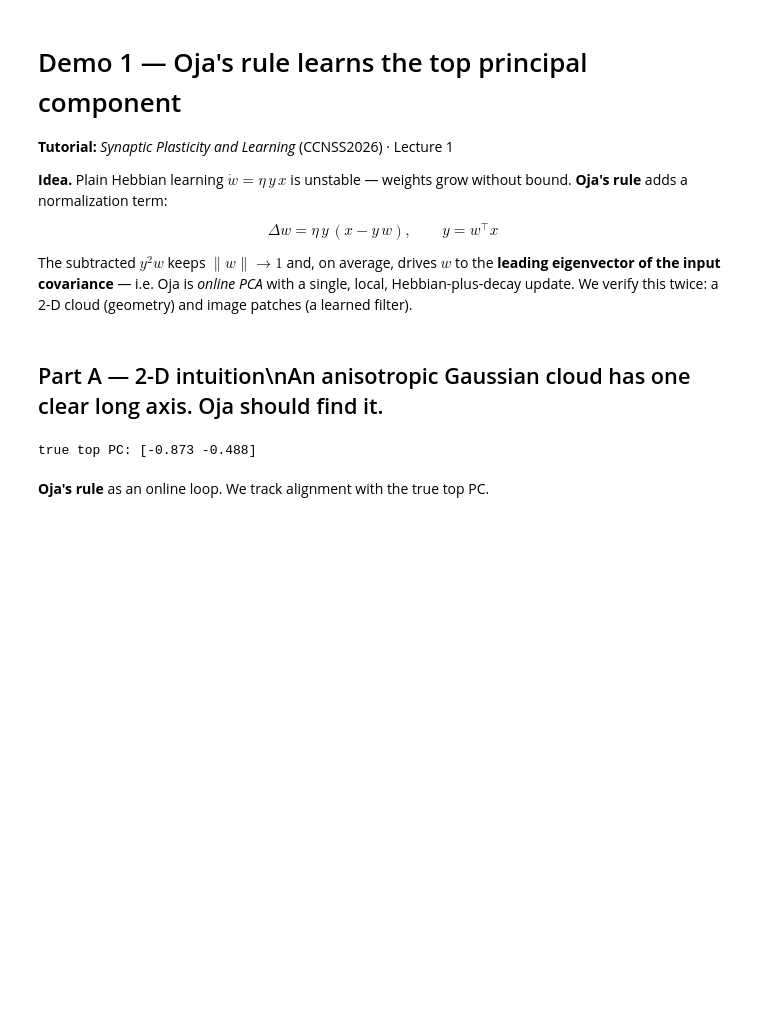
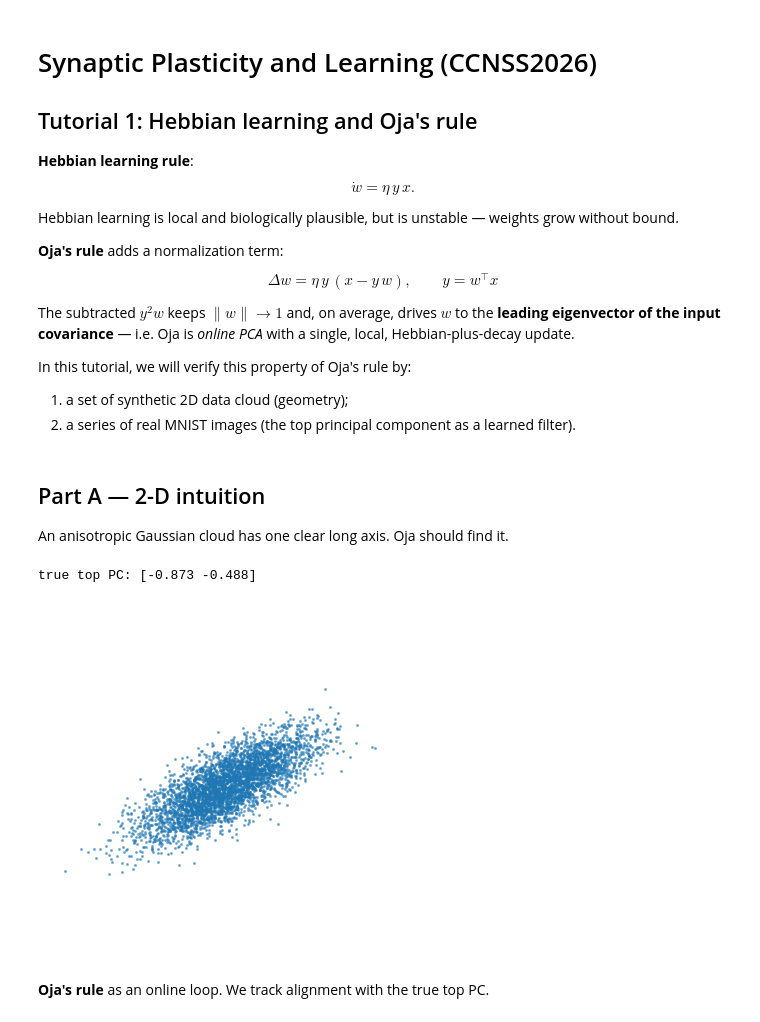
Before and after one commit to NeoNeuron/ccnss26-tutorials, a Jupyter notebook: demo1_oja_receptive_field.ipynb, the cells around one changed output. Drawn from its saved outputs; the diff is of its cells as text; code cells hidden in the pictures; blank space fills up the shorter version.

Commit message:
update demo1

```diff
--- a/demo1_oja_receptive_field.ipynb
+++ b/demo1_oja_receptive_field.ipynb
@@ -1,17 +1,23 @@
 # %% [markdown]
-# Demo 1 — Oja's rule learns the top principal component
+# Synaptic Plasticity and Learning (CCNSS2026)
 
-**Tutorial:** *Synaptic Plasticity and Learning* (CCNSS2026) · Lecture 1
+## Tutorial 1: Hebbian learning and Oja's rule
 
-**Idea.** Plain Hebbian learning $\dot w = \eta\, y\,x$ is unstable — weights grow without
-bound. **Oja's rule** adds a normalization term:
+**Hebbian learning rule**:
+$$\dot w = \eta\, y\,x.$$
+Hebbian learning is local and biologically plausible, but is unstable — weights grow without bound.
+
+**Oja's rule** adds a normalization term:
 
 $$\Delta w = \eta\, y\,(x - y\,w), \qquad y = w^\top x$$
 
 The subtracted $y^2 w$ keeps $\|w\|\to 1$ and, on average, drives $w$ to the **leading
 eigenvector of the input covariance** — i.e. Oja is *online PCA* with a single, local,
-Hebbian-plus-decay update. We verify this twice: a 2-D cloud (geometry) and image
-patches (a learned filter).
+Hebbian-plus-decay update.
+
+In this tutorial, we will verify this property of Oja's rule by:
+1. a set of synthetic 2D data cloud (geometry);
+2. a series of real MNIST images (the top principal component as a learned filter).
 # %%
 import numpy as np
 import matplotlib.pyplot as plt
@@ -20,19 +26,30 @@ from sklearn.decomposition import PCA
 rng = np.random.default_rng(0)
 plt.rcParams["figure.dpi"] = 110
 # %% [markdown]
-## Part A — 2-D intuition\nAn anisotropic Gaussian cloud has one clear long axis. Oja should find it.
+## Part A — 2-D intuition
+
+An anisotropic Gaussian cloud has one clear long axis. Oja should find it.
 # %%
 theta = np.deg2rad(30)
 R = np.array([[np.cos(theta), -np.sin(theta)], [np.sin(theta), np.cos(theta)]])
 X = (rng.standard_normal((4000, 2)) @ np.diag([3.0, 1.0])) @ R.T
 X -= X.mean(0)
 
 C = np.cov(X.T)
 evals, evecs = np.linalg.eigh(C)
 true_pc = evecs[:, np.argmax(evals)]
 print("true top PC:", np.round(true_pc, 3))
+
+plt.figure(figsize=(4, 4))
+plt.scatter(X[:, 0], X[:, 1], s=1, alpha=0.5)
+plt.axis("equal")
+plt.gca().spines[["top", "right", "bottom", "left"]].set_visible(False)
+plt.xticks([])
+plt.yticks([])
+plt.savefig("demo1_oja_pca_data.png", bbox_inches="tight", transparent=True, pad_inches=0)
 # %% [output]
 true top PC: [-0.873 -0.488]
+[figure, added]
 # %% [markdown]
 **Oja's rule** as an online loop. We track alignment with the true top PC.
 # %%
```
Also changed, not shown: parts of 7 cells of this notebook, 1 other file.
